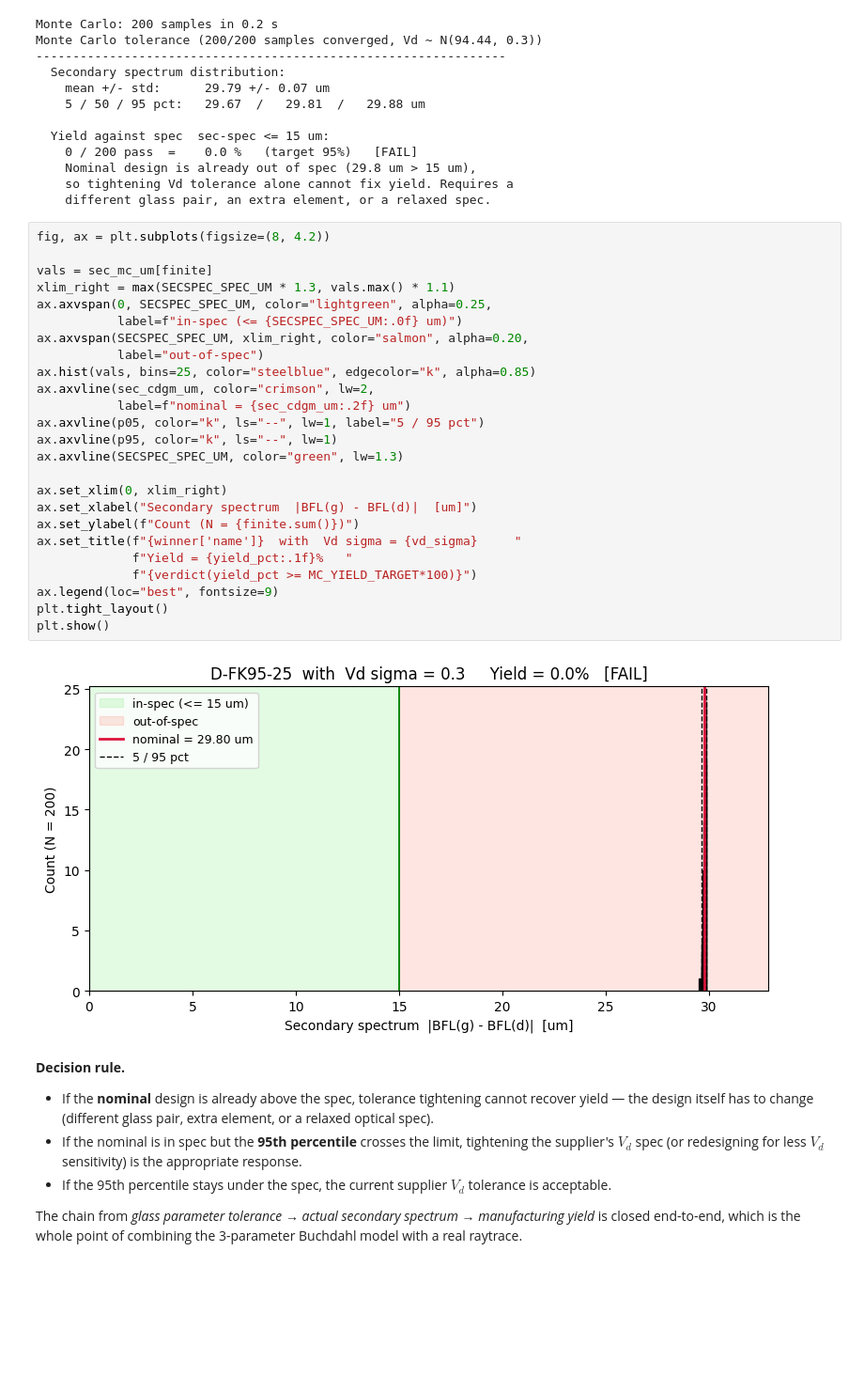
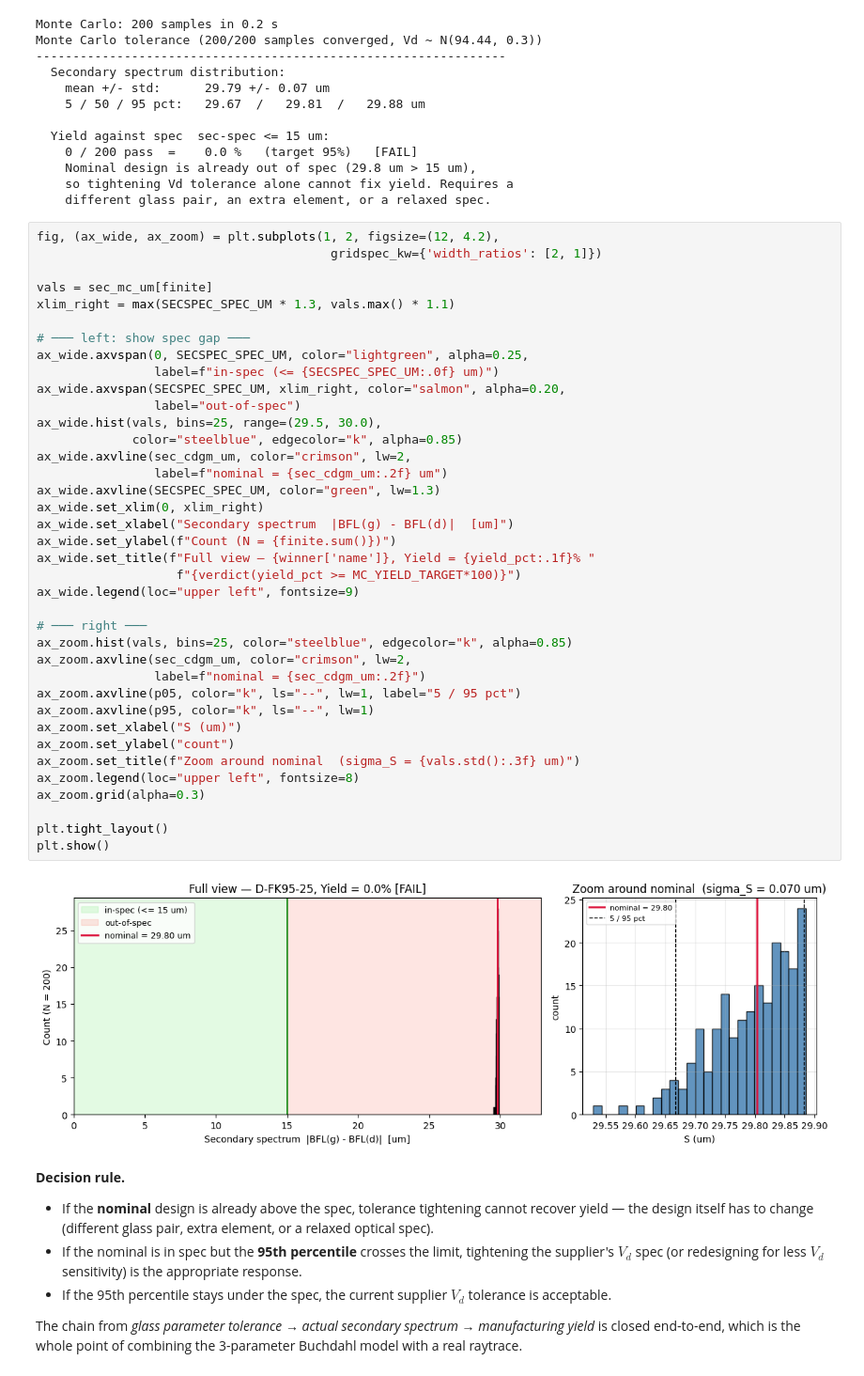
Before and after one commit to Leyangf/dispersion-lab, a Jupyter notebook: notebooks/02_glass_substitution_workflow.ipynb, the cells around one changed output. Shown at 94% size. Drawn from its saved outputs; the diff is of its cells as text; blank space fills up the shorter version.

Commit message:
tolerancing visualization check

```diff
--- a/notebooks/02_glass_substitution_workflow.ipynb
+++ b/notebooks/02_glass_substitution_workflow.ipynb
@@ -1612,32 +1654,45 @@ Monte Carlo tolerance (200/200 samples converged, Vd ~ N(94.44, 0.3))
     so tightening Vd tolerance alone cannot fix yield. Requires a
     different glass pair, an extra element, or a relaxed spec.
 # %%
-fig, ax = plt.subplots(figsize=(8, 4.2))
+fig, (ax_wide, ax_zoom) = plt.subplots(1, 2, figsize=(12, 4.2),
+                                        gridspec_kw={'width_ratios': [2, 1]})
 
 vals = sec_mc_um[finite]
 xlim_right = max(SECSPEC_SPEC_UM * 1.3, vals.max() * 1.1)
-ax.axvspan(0, SECSPEC_SPEC_UM, color="lightgreen", alpha=0.25,
-           label=f"in-spec (<= {SECSPEC_SPEC_UM:.0f} um)")
-ax.axvspan(SECSPEC_SPEC_UM, xlim_right, color="salmon", alpha=0.20,
-           label="out-of-spec")
-ax.hist(vals, bins=25, color="steelblue", edgecolor="k", alpha=0.85)
-ax.axvline(sec_cdgm_um, color="crimson", lw=2,
-           label=f"nominal = {sec_cdgm_um:.2f} um")
-ax.axvline(p05, color="k", ls="--", lw=1, label="5 / 95 pct")
-ax.axvline(p95, color="k", ls="--", lw=1)
-ax.axvline(SECSPEC_SPEC_UM, color="green", lw=1.3)
 
-ax.set_xlim(0, xlim_right)
-ax.set_xlabel("Secondary spectrum  |BFL(g) - BFL(d)|  [um]")
-ax.set_ylabel(f"Count (N = {finite.sum()})")
-ax.set_title(f"{winner['name']}  with  Vd sigma = {vd_sigma}     "
-             f"Yield = {yield_pct:.1f}%   "
-             f"{verdict(yield_pct >= MC_YIELD_TARGET*100)}")
-ax.legend(loc="best", fontsize=9)
+# ─── left: show spec gap ───
+ax_wide.axvspan(0, SECSPEC_SPEC_UM, color="lightgreen", alpha=0.25,
+                label=f"in-spec (<= {SECSPEC_SPEC_UM:.0f} um)")
+ax_wide.axvspan(SECSPEC_SPEC_UM, xlim_right, color="salmon", alpha=0.20,
+                label="out-of-spec")
+ax_wide.hist(vals, bins=25, range=(29.5, 30.0),
+             color="steelblue", edgecolor="k", alpha=0.85)
+ax_wide.axvline(sec_cdgm_um, color="crimson", lw=2,
+                label=f"nominal = {sec_cdgm_um:.2f} um")
+ax_wide.axvline(SECSPEC_SPEC_UM, color="green", lw=1.3)
+ax_wide.set_xlim(0, xlim_right)
+ax_wide.set_xlabel("Secondary spectrum  |BFL(g) - BFL(d)|  [um]")
+ax_wide.set_ylabel(f"Count (N = {finite.sum()})")
+ax_wide.set_title(f"Full view — {winner['name']}, Yield = {yield_pct:.1f}% "
+                   f"{verdict(yield_pct >= MC_YIELD_TARGET*100)}")
+ax_wide.legend(loc="upper left", fontsize=9)
+
+# ─── right ───
+ax_zoom.hist(vals, bins=25, color="steelblue", edgecolor="k", alpha=0.85)
+ax_zoom.axvline(sec_cdgm_um, color="crimson", lw=2,
+                label=f"nominal = {sec_cdgm_um:.2f}")
+ax_zoom.axvline(p05, color="k", ls="--", lw=1, label="5 / 95 pct")
+ax_zoom.axvline(p95, color="k", ls="--", lw=1)
+ax_zoom.set_xlabel("S (um)")
+ax_zoom.set_ylabel("count")
+ax_zoom.set_title(f"Zoom around nominal  (sigma_S = {vals.std():.3f} um)")
+ax_zoom.legend(loc="upper left", fontsize=8)
+ax_zoom.grid(alpha=0.3)
+
 plt.tight_layout()
 plt.show()
 # %% [output]
-[figure, old version]
+[figure, new version]
 # %% [markdown]
 **Decision rule.**
 
```
Also changed, not shown: parts of 4 cells of this notebook.
